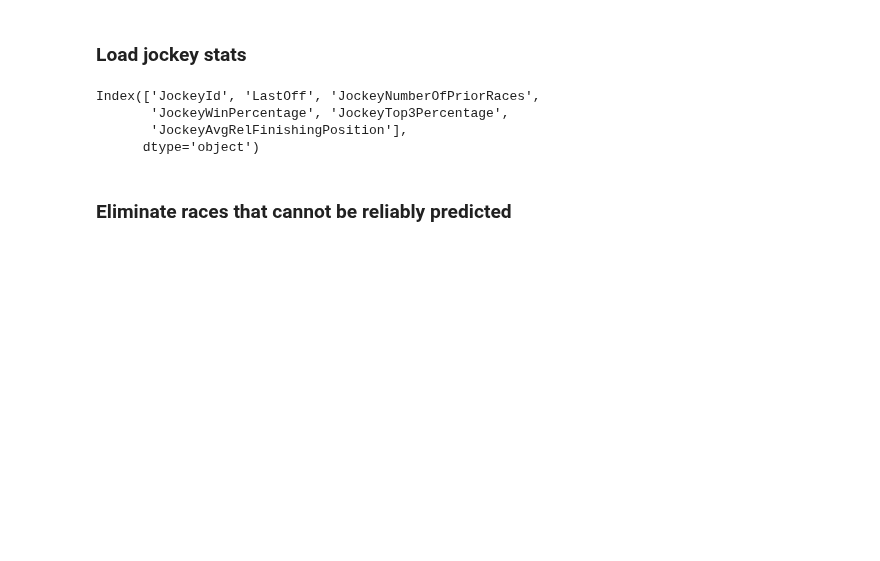
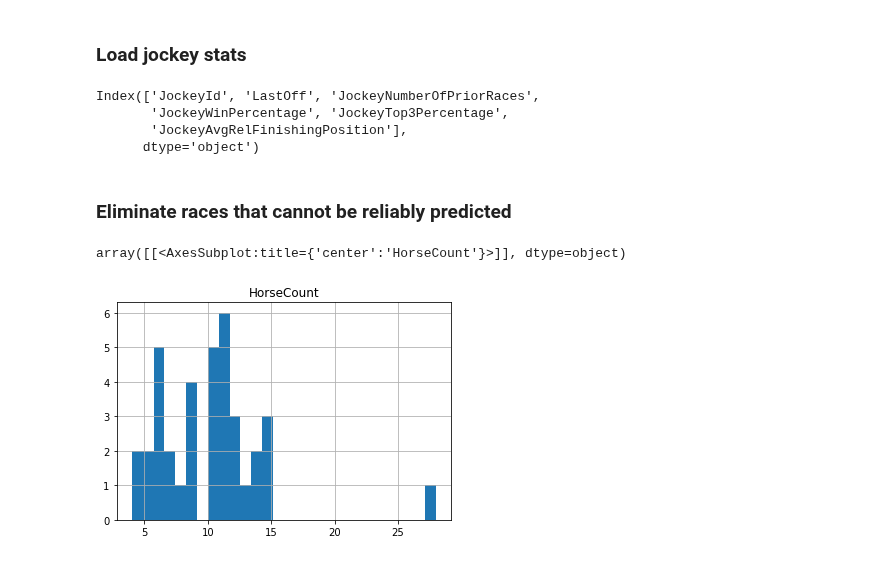
Before and after one commit to LeeSanderson/RacingData, a Jupyter notebook: Data/LinearRegressionPredictor.ipynb, the cells around one changed output. Saved outputs shown, nothing was run; the diff lists cells and outputs as text; code cells hidden in the pictures; blank space fills up the shorter version.

```diff
--- a/Data/LinearRegressionPredictor.ipynb
+++ b/Data/LinearRegressionPredictor.ipynb
@@ -283,4 +283,14 @@ todays_races.loc[todays_races["DaysSinceJockeyLastRaced"] > 10, "DaysSinceJockey
 todays_races = todays_races.drop("LastOff", axis=1, errors='ignore')
 # %% [markdown]
 ### Eliminate races that cannot be reliably predicted
+# %%
+race_info = ['RaceId', 'CourseId', 'CourseName', 'Off', 'HorseId', 'HorseName', 'HorseCount', 'JockeyId', 'JockeyName']
+
+races_to_predict = todays_races[race_info + predictors].dropna().copy()
+
+max_horses_in_race = races_to_predict["HorseCount"].max()
+races_to_predict.groupby("RaceId").apply(lambda g: pd.Series({'HorseCount': g['RaceId'].count()}, index=['HorseCount'])).hist(bins=max_horses_in_race)
+# %% [output]
+array([[<AxesSubplot:title={'center':'HorseCount'}>]], dtype=object)
+[figure, added]
 # %%
```
Also changed, not shown: parts of 8 cells of this notebook, 11 other files.
